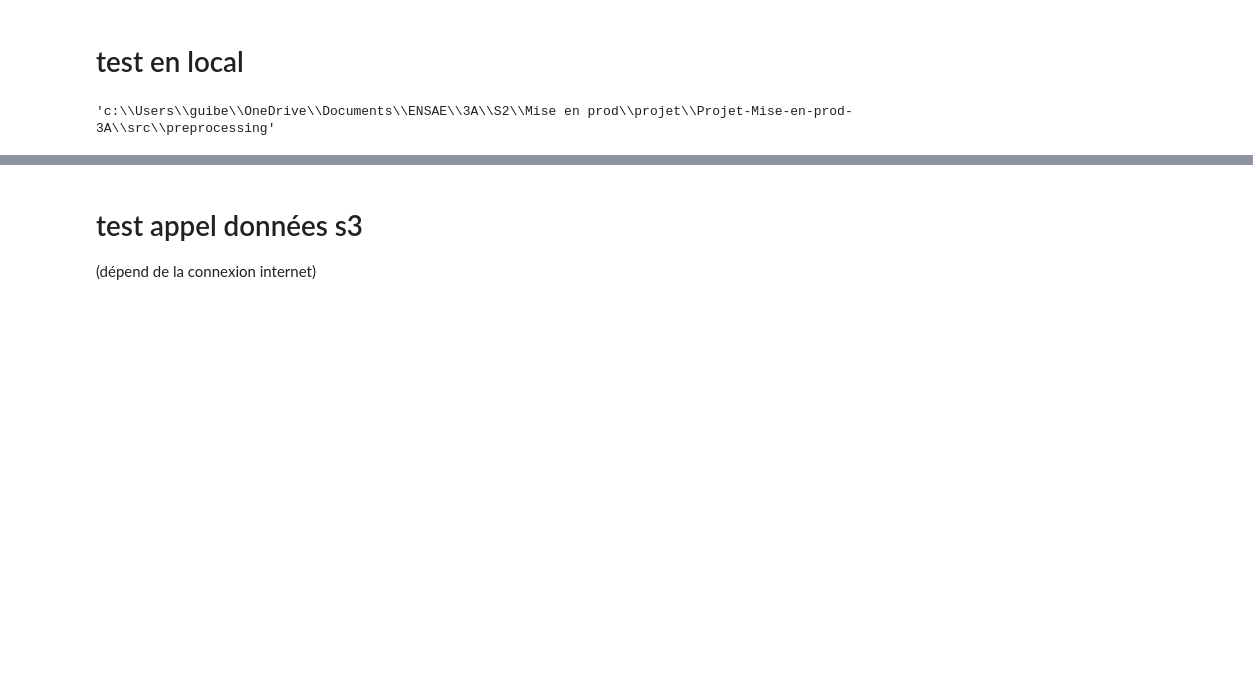
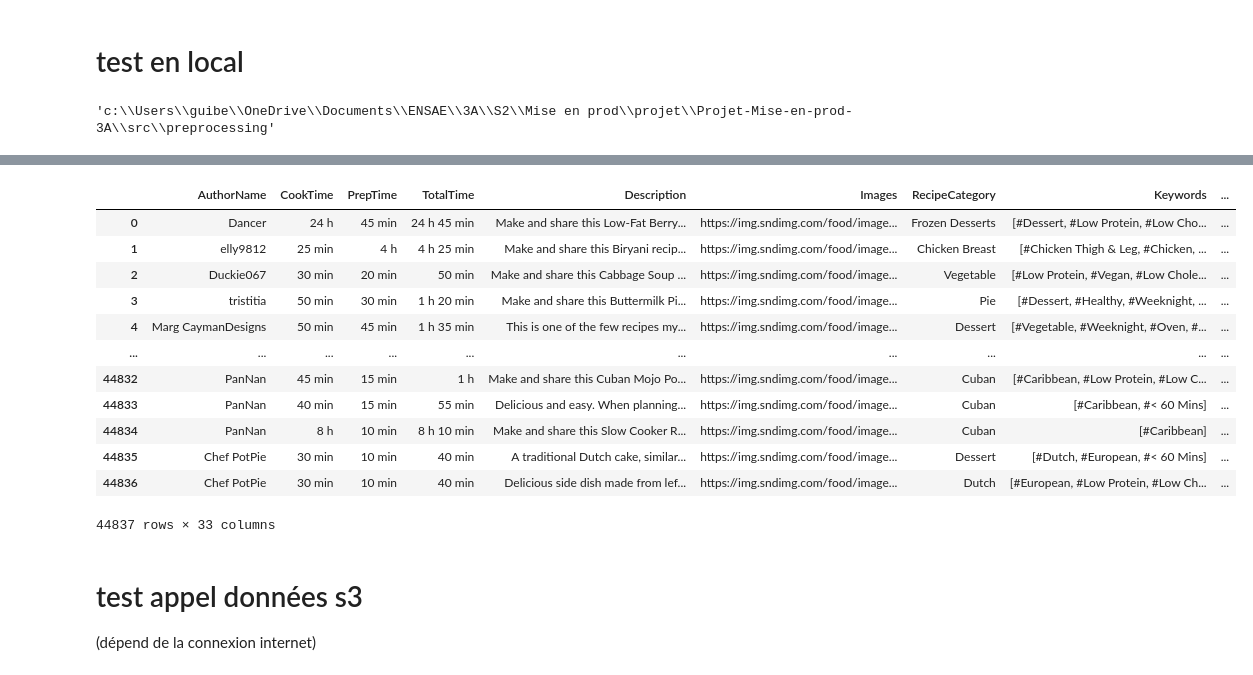
Before and after one commit to marie678/Projet-Mise-en-prod-3A, a Jupyter notebook: src/preprocessing/run_test.ipynb, the cells around one changed output, grey strips where cells are left out. Saved outputs shown, nothing was run; the diff lists cells and outputs as text; code cells hidden in the pictures; blank space fills up the shorter version.

```diff
--- a/src/preprocessing/run_test.ipynb
+++ b/src/preprocessing/run_test.ipynb
@@ -29,6 +29,22 @@ df_prepro = data_preprocessing(merged)
 from filter import data_filter
 # %%
 df_filtered = data_filter(df_prepro)
+# %%
+df_filtered
+# %% [output]
+|  | AuthorName | CookTime | PrepTime | TotalTime | Description | Images | RecipeCategory | Keywords | ... |
+| 0 | Dancer | 24 h | 45 min | 24 h 45 min | Make and share this Low-Fat Berry... | https://img.sndimg.com/food/image... | Frozen Desserts | [#Dessert, #Low Protein, #Low Cho... | ... |
+| 1 | elly9812 | 25 min | 4 h | 4 h 25 min | Make and share this Biryani recip... | https://img.sndimg.com/food/image... | Chicken Breast | [#Chicken Thigh & Leg, #Chicken, ... | ... |
+| 2 | Duckie067 | 30 min | 20 min | 50 min | Make and share this Cabbage Soup ... | https://img.sndimg.com/food/image... | Vegetable | [#Low Protein, #Vegan, #Low Chole... | ... |
+| 3 | tristitia | 50 min | 30 min | 1 h 20 min | Make and share this Buttermilk Pi... | https://img.sndimg.com/food/image... | Pie | [#Dessert, #Healthy, #Weeknight, ... | ... |
+| 4 | Marg CaymanDesigns | 50 min | 45 min | 1 h 35 min | This is one of the few recipes my... | https://img.sndimg.com/food/image... | Dessert | [#Vegetable, #Weeknight, #Oven, #... | ... |
+| ... | ... | ... | ... | ... | ... | ... | ... | ... | ... |
+| 44832 | PanNan | 45 min | 15 min | 1 h | Make and share this Cuban Mojo Po... | https://img.sndimg.com/food/image... | Cuban | [#Caribbean, #Low Protein, #Low C... | ... |
+| 44833 | PanNan | 40 min | 15 min | 55 min | Delicious and easy. When planning... | https://img.sndimg.com/food/image... | Cuban | [#Caribbean, #< 60 Mins] | ... |
+| 44834 | PanNan | 8 h | 10 min | 8 h 10 min | Make and share this Slow Cooker R... | https://img.sndimg.com/food/image... | Cuban | [#Caribbean] | ... |
+| 44835 | Chef PotPie | 30 min | 10 min | 40 min | A traditional Dutch cake, similar... | https://img.sndimg.com/food/image... | Dessert | [#Dutch, #European, #< 60 Mins] | ... |
+| 44836 | Chef PotPie | 30 min | 10 min | 40 min | Delicious side dish made from lef... | https://img.sndimg.com/food/image... | Dutch | [#European, #Low Protein, #Low Ch... | ... |
+44837 rows × 33 columns
 # %%
 #df_filtered.to_parquet('app_dataset.parquet')
 # %% [markdown]
```
Also changed, not shown: parts of 1 cell of this notebook, 3 other files.
